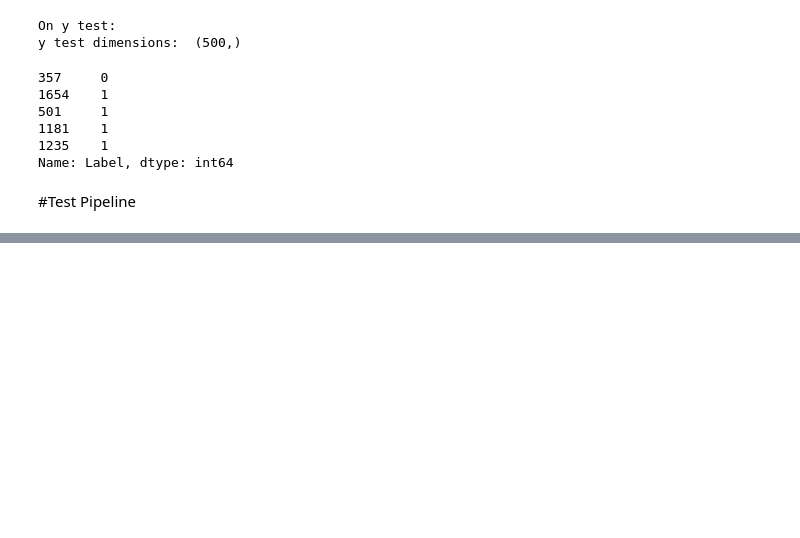
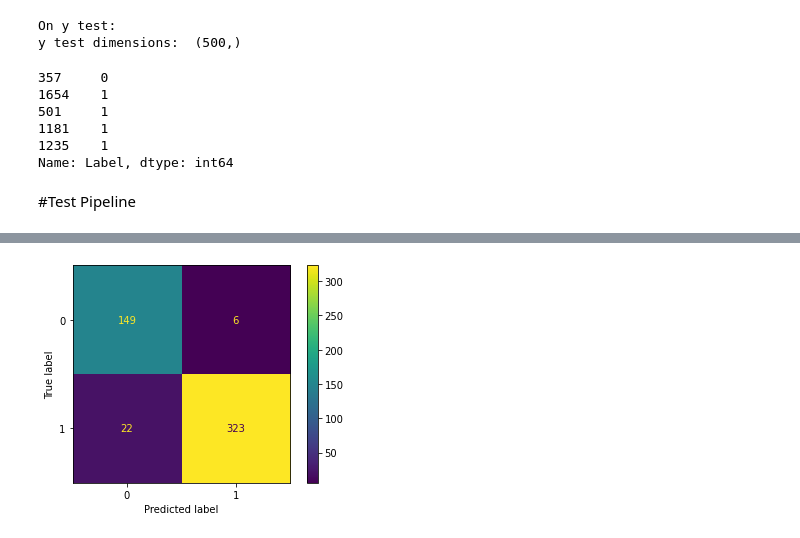
Before and after one commit to vanderbilt-ml/51-boyce-mlproj-NIDS, a Jupyter notebook: NIDS.ipynb, the cells around one changed output, grey strips where cells are left out. Saved outputs shown, nothing was run; the diff lists cells and outputs as text; code cells hidden in the pictures; blank space fills up the shorter version.

```diff
--- a/NIDS.ipynb
+++ b/NIDS.ipynb
@@ -357,0 +367,23 @@ Accuracy: 0.896
+# %%
+#Gradiant Boosting
+param_grid = {
+    'mdl__learning_rate': (0.01, 0.1, 1, 10),
+    'mdl__max_leaf_nodes': (3, 10, 30)}
+
+
+grid_search = GridSearchCV(pipe, param_grid = param_grid, cv = 5, n_jobs=2)
+
+#LogisticRegression
+#tuning_grid = {'mdl__l1_ratio' : np.linspace(0,1,5),
+#               'mdl__C': np.logspace(-1, 6, 3) }
+#grid_search = GridSearchCV(pipe, param_grid = tuning_grid, cv = 10, return_train_score=True)
+#tuning_grid
+
+
+#RFC
+#maxdepth_grid = [ 6, 8, 10, 12, 15, 20]
+#param_grid = [
+#    {'classify__max_depth': maxdepth_grid },
+#]
+#grid_search = GridSearchCV(pipe, cv=5, param_grid=param_grid,
+#                    return_train_score=True)
@@ -357,0 +506,9 @@ Accuracy: 0.896
+# %%
+cm = confusion_matrix(y_test, grid_search.best_estimator_.predict(X_test))
+disp = ConfusionMatrixDisplay(confusion_matrix=cm,
+                               display_labels=grid_search.classes_)
+disp.plot()
+
+plt.show()
+# %% [output]
+[figure, added]
```
Also changed, not shown: parts of 13 cells of this notebook.
